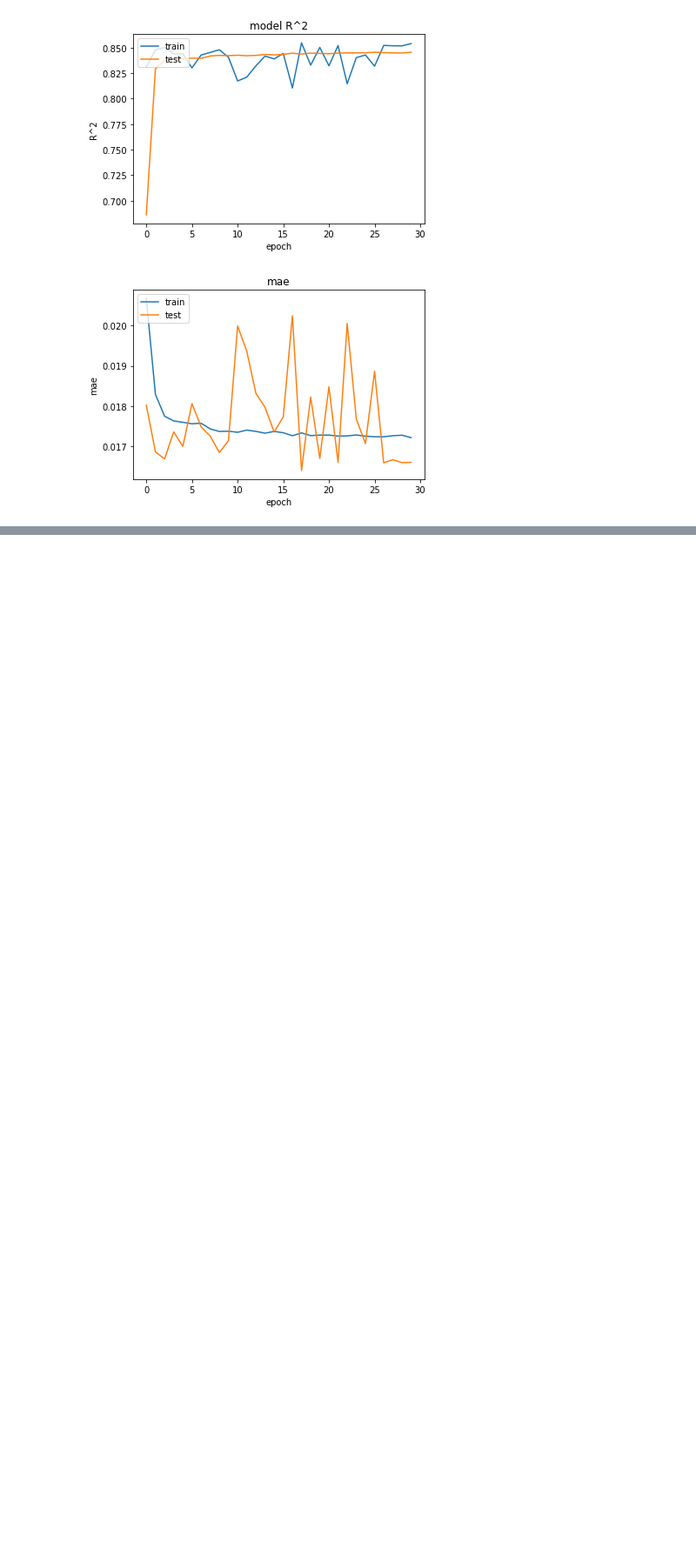
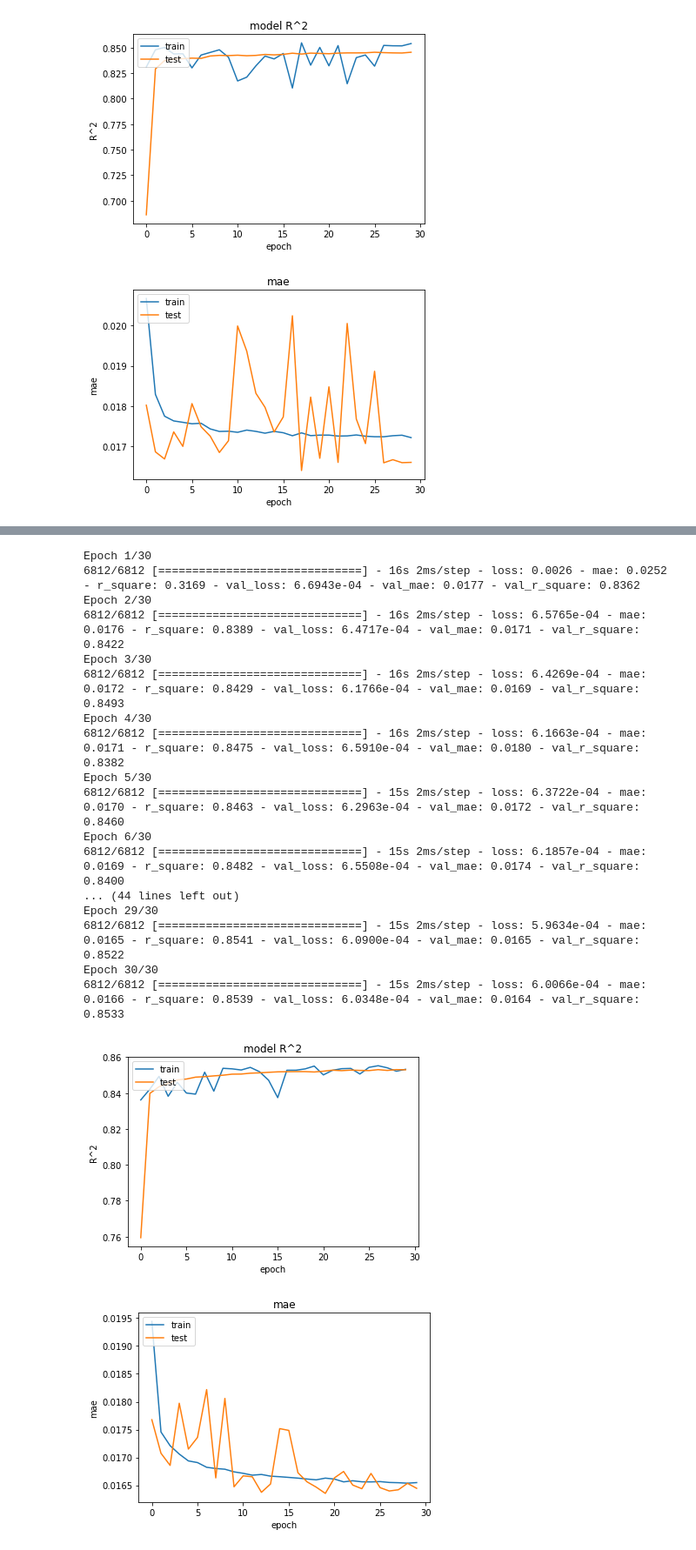
Before and after one commit to poteboy/capstone, a Jupyter notebook: work/regression.ipynb, the cells around one changed output, grey strips where cells are left out. Shown at 87% size. Cells and saved outputs as stored; diff of their text form; code cells hidden in the pictures; blank space fills up the shorter version.

```diff
--- a/work/regression.ipynb
+++ b/work/regression.ipynb
@@ -552,0 +555,80 @@ Epoch 30/30
+# %%
+
+from tensorflow.keras.models import Sequential
+import tensorflow as tf
+from tensorflow.keras.layers import Dense
+from tensorflow.keras import optimizers
+from keras.callbacks import EarlyStopping
+from keras.layers.normalization import BatchNormalization
+
+# coefficient of determination (R^2) for regression
+def r_square(y_true, y_pred):
+    from keras import backend as K
+    SS_res =  K.sum(K.square(y_true - y_pred))
+    SS_tot = K.sum(K.square(y_true - K.mean(y_true)))
+    return (1 - SS_res/(SS_tot + K.epsilon()))
+
+# 特徴量の数=入力層の列数(ニューロン数)=18
+n_features = 6
+# 隠れ層のニューロン数
+n_hidden   = 10
+
+# モデルの初期化
+model = Sequential()
+
+# 入力層
+model.add(Dense(n_hidden, activation='tanh', input_shape=(n_features,)))
+# 隠れ層
+model.add(Dense(n_hidden, activation='tanh'))
+# 隠れ層
+model.add(Dense(n_hidden, activation='tanh'))
+# 隠れ層
+model.add(Dense(n_hidden, activation='tanh'))
+# 出力層
+model.add(Dense(1, activation='tanh'))
+
+# モデルの構築
+optimizer = optimizers.Adam(learning_rate=0.01, beta_1 = 0.9, beta_2=0.999, amsgrad=True)
+model.compile(optimizer=optimizer,
+              loss='mse', metrics=['mae', r_square])
+log = model.fit(X_train, Y_train, epochs=30, batch_size=64, verbose=1,
+         validation_data=(X_validation, Y_validation))
+Y_pred = model.predict(X_test)
+
+# plot training curve for R^2 (beware of scale, starts very low negative)
+plt.plot(log.history['val_r_square'])
+plt.plot(log.history['r_square'])
+plt.title('model R^2')
+plt.ylabel('R^2')
+plt.xlabel('epoch')
+plt.legend(['train', 'test'], loc='upper left')
+plt.show()
+
+# plot training curve for rmse
+plt.plot(log.history['mae'])
+plt.plot(log.history['val_mae'])
+plt.title('mae')
+plt.ylabel('mae')
+plt.xlabel('epoch')
+plt.legend(['train', 'test'], loc='upper left')
+plt.show()
+# %% [output]
+Epoch 1/30
+6812/6812 [==============================] - 16s 2ms/step - loss: 0.0026 - mae: 0.0252 - r_square: 0.3169 - val_loss: 6.6943e-04 - val_mae: 0.0177 - val_r_square: 0.8362
+Epoch 2/30
+6812/6812 [==============================] - 16s 2ms/step - loss: 6.5765e-04 - mae: 0.0176 - r_square: 0.8389 - val_loss: 6.4717e-04 - val_mae: 0.0171 - val_r_square: 0.8422
+Epoch 3/30
+6812/6812 [==============================] - 16s 2ms/step - loss: 6.4269e-04 - mae: 0.0172 - r_square: 0.8429 - val_loss: 6.1766e-04 - val_mae: 0.0169 - val_r_square: 0.8493
+Epoch 4/30
+6812/6812 [==============================] - 16s 2ms/step - loss: 6.1663e-04 - mae: 0.0171 - r_square: 0.8475 - val_loss: 6.5910e-04 - val_mae: 0.0180 - val_r_square: 0.8382
+Epoch 5/30
+6812/6812 [==============================] - 15s 2ms/step - loss: 6.3722e-04 - mae: 0.0170 - r_square: 0.8463 - val_loss: 6.2963e-04 - val_mae: 0.0172 - val_r_square: 0.8460
+Epoch 6/30
+6812/6812 [==============================] - 15s 2ms/step - loss: 6.1857e-04 - mae: 0.0169 - r_square: 0.8482 - val_loss: 6.5508e-04 - val_mae: 0.0174 - val_r_square: 0.8400
+... (44 lines left out)
+Epoch 29/30
+6812/6812 [==============================] - 15s 2ms/step - loss: 5.9634e-04 - mae: 0.0165 - r_square: 0.8541 - val_loss: 6.0900e-04 - val_mae: 0.0165 - val_r_square: 0.8522
+Epoch 30/30
+6812/6812 [==============================] - 15s 2ms/step - loss: 6.0066e-04 - mae: 0.0166 - r_square: 0.8539 - val_loss: 6.0348e-04 - val_mae: 0.0164 - val_r_square: 0.8533
+[figure, added]
+[figure, added]
```
Also changed, not shown: parts of 2 cells of this notebook, 1 other file.
